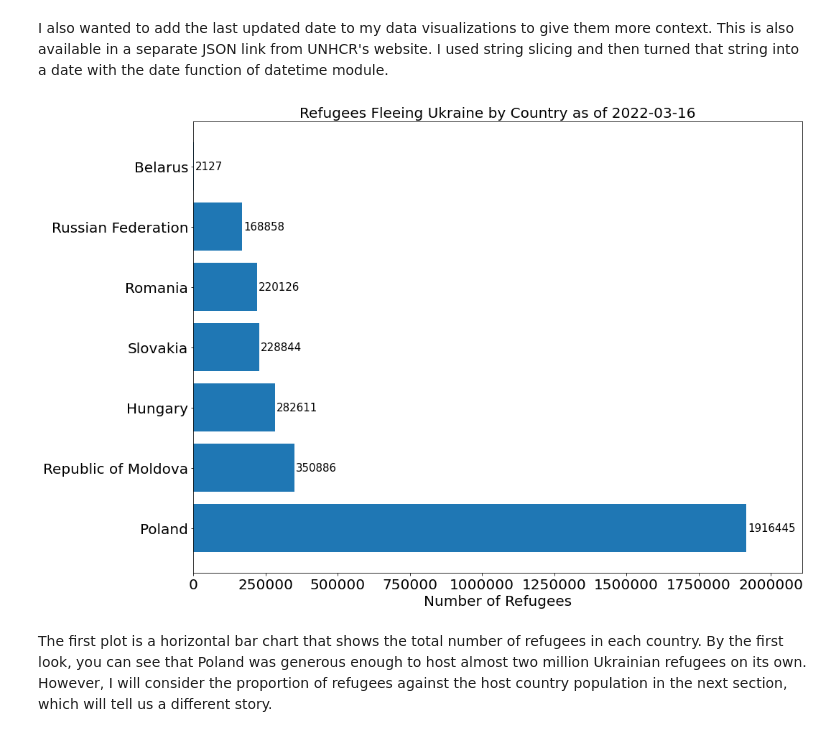
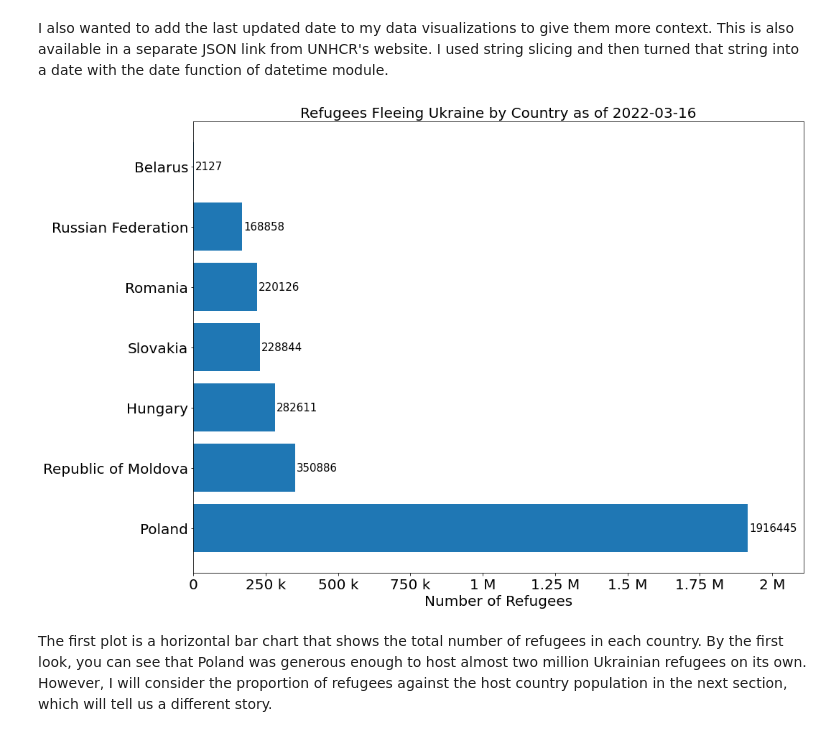
Before and after one commit to seralifatih/Analysis-of-Ukrainian-Refugees-Fleeing-Neighbouring-Countries, a Jupyter notebook: Ukrainian refugees.ipynb, the cells around one changed output. Cells and saved outputs as stored; diff of their text form; code cells hidden in the pictures.

Commit message:
minor change on the first plot

```diff
--- a/Ukrainian refugees.ipynb
+++ b/Ukrainian refugees.ipynb
@@ -35,26 +36,28 @@ I also wanted to add the last updated date to my data visualizations to give the
 # %%
 fig, ax = plt.subplots(figsize=(15, 10))
 
 plt.title(f"Refugees Fleeing Ukraine by Country as of {last_date}", fontsize=20)
 
 ax.bar_label(
     container=ax.barh(
         list(countries_refugees.keys()), list(countries_refugees.values())
     ),
     fmt="%.0f",
     label_type="edge",
     padding=2,
     fontsize=15,
 )
 ax.margins(x=0.1)
 ax.tick_params(axis="both", labelsize=20)
 ax.get_xaxis().get_major_formatter().set_scientific(False)
 
+ax.xaxis.set_major_formatter(tick.EngFormatter())
+
 plt.xlabel("Number of Refugees", fontsize=20)
 plt.tight_layout()
 plt.show()
 # %% [output]
-[figure, old version]
+[figure, new version]
 # %% [markdown]
 The first plot is a horizontal bar chart that shows the total number of refugees in each country. By the first look, you can see that Poland was generous enough to host almost two million Ukrainian refugees on its own. However, I will consider the proportion of refugees against the host country population in the next section, which will tell us a different story.
 # %% [markdown]
```
Also changed, not shown: parts of 1 cell of this notebook.
